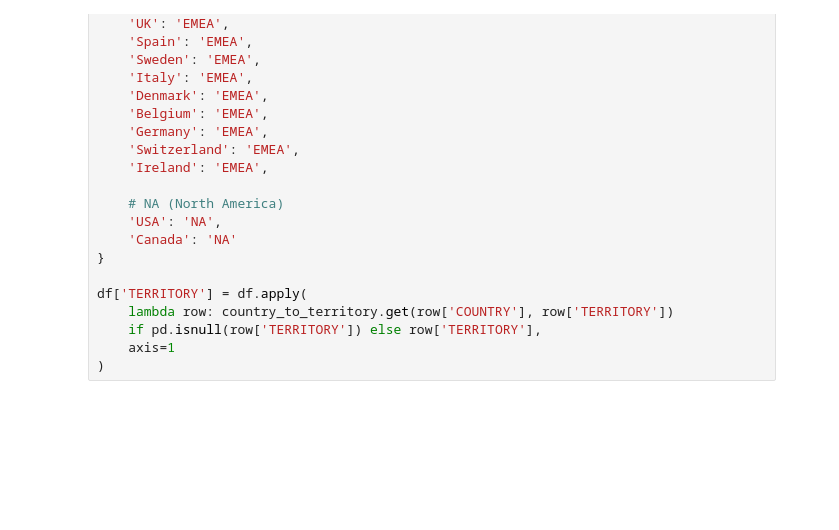
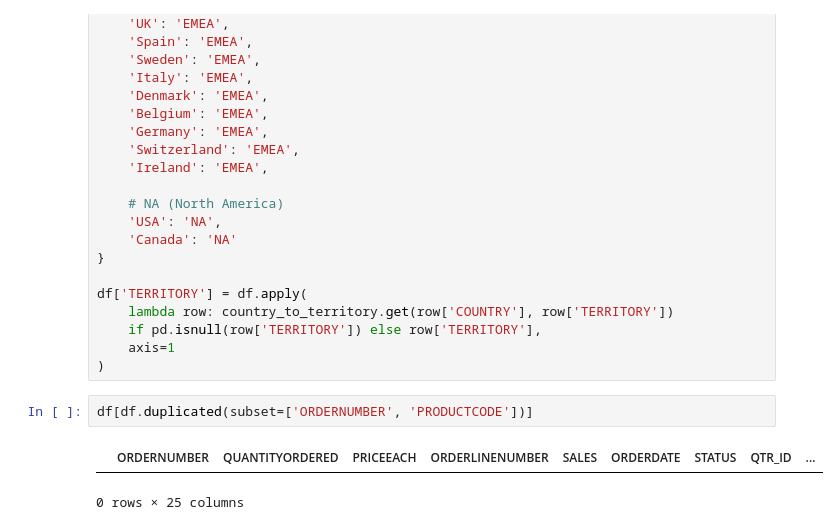
Before and after one commit to saugat6969/Normalization_ETL_practice, a Jupyter notebook: sale.ipynb, the cells around one changed output. Cells and saved outputs as stored; diff of their text form; blank space fills up the shorter version.

```diff
--- a/sale.ipynb
+++ b/sale.ipynb
@@ -125,3 +139,8 @@ df['TERRITORY'] = df.apply(
     if pd.isnull(row['TERRITORY']) else row['TERRITORY'],
     axis=1
 )
+# %%
+df[df.duplicated(subset=['ORDERNUMBER', 'PRODUCTCODE'])]
+# %% [output]
+|  | ORDERNUMBER | QUANTITYORDERED | PRICEEACH | ORDERLINENUMBER | SALES | ORDERDATE | STATUS | QTR_ID | ... |
+0 rows × 25 columns
```
Also changed, not shown: parts of 15 cells of this notebook, 6 other files.
